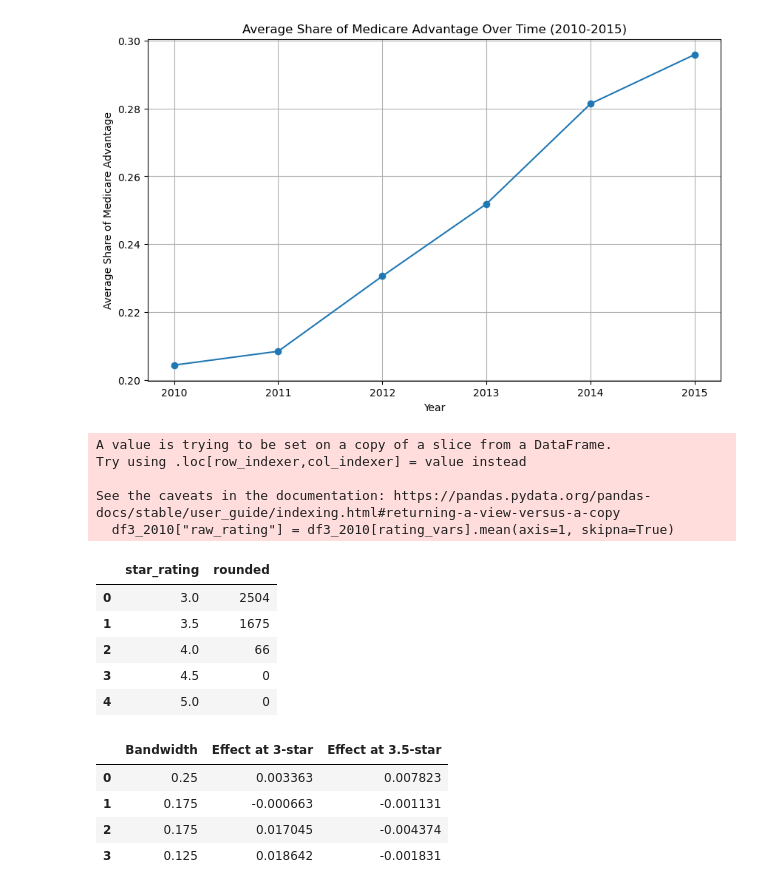
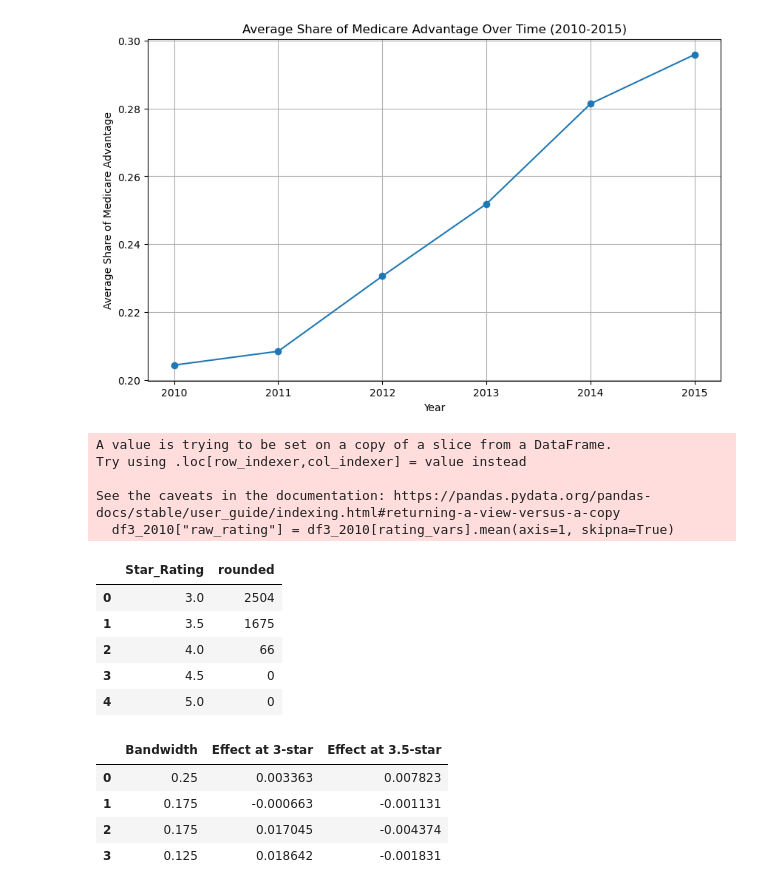
Before and after one commit to rscholt/HW4, a Jupyter notebook: submission 2/analysis/HW4_sub2.ipynb, the cells around one changed output. Saved outputs shown, nothing was run; the diff lists cells and outputs as text; code cells hidden in the pictures.

```diff
--- a/submission 2/analysis/HW4_sub2.ipynb
+++ b/submission 2/analysis/HW4_sub2.ipynb
@@ -188,7 +196,7 @@ df3_2010["raw_rating"] = df3_2010[rating_vars].mean(axis=1, skipna=True)
 columns_to_keep = [
     "contractid", "planid", "fips", "avg_enrollment", "state", "county", "raw_rating",
     "partc_score", "avg_eligibles", "avg_enrolled",  "risk_ab",
-    "star_rating",  "ma_rate", "plan_type", "partd"
+    "Star_Rating",  "ma_rate", "plan_type", "partd"
 ]
 
 # missing for some reason "premium_partc","bid", "avg_ffscost",
@@ -204,74 +212,63 @@ df3_2010 = df3_2010[df3_2010["plan_type"] == "HMO/HMOPOS"]
 df3_2010["rounded_30"] = np.where(
     (df3_2010["raw_rating"] >= 2.75) &
     (df3_2010["raw_rating"] < 3.00) &
-    (df3_2010["star_rating"] == 3.0), 1, 0)
+    (df3_2010["Star_Rating"] == 3.0), 1, 0)
 
 df3_2010["rounded_35"] = np.where(
     (df3_2010["raw_rating"] >= 3.25) &
     (df3_2010["raw_rating"] < 3.50) &
-    (df3_2010["star_rating"] == 3.5), 1, 0)
+    (df3_2010["Star_Rating"] == 3.5), 1, 0)
 
 df3_2010["rounded_40"] = np.where(
     (df3_2010["raw_rating"] >= 3.75) &
     (df3_2010["raw_rating"] < 4.00) &
-    (df3_2010["star_rating"] == 4.0), 1, 0)
+    (df3_2010["Star_Rating"] == 4.0), 1, 0)
 
 df3_2010["rounded_45"] = np.where(
     (df3_2010["raw_rating"] >= 4.25) &
     (df3_2010["raw_rating"] < 4.50) &
-    (df3_2010["star_rating"] == 4.5), 1, 0)
+    (df3_2010["Star_Rating"] == 4.5), 1, 0)
 
 df3_2010["rounded_50"] = np.where(
     (df3_2010["raw_rating"] >= 4.75) &
     (df3_2010["raw_rating"] < 5.00) &
-    (df3_2010["star_rating"] == 5.0), 1, 0)
+    (df3_2010["Star_Rating"] == 5.0), 1, 0)
 
 # Filter for star ratings of interest and group by Star_Rating
 rounded_summary = (
-    df3_2010[df3_2010["star_rating"].isin([3.0, 3.5, 4.0, 4.5, 5.0])]
-    .groupby("star_rating")
+    df3_2010[df3_2010["Star_Rating"].isin([3.0, 3.5, 4.0, 4.5, 5.0])]
+    .groupby("Star_Rating")
     .agg(
         count_30=("rounded_30", "sum"),
         count_35=("rounded_35", "sum"),
         count_40=("rounded_40", "sum"),
         count_45=("rounded_45", "sum"),
         count_50=("rounded_50", "sum")
     )
     .reset_index()
 )
 
 # Add a total column
 rounded_summary["rounded"] = (
     rounded_summary["count_30"] +
     rounded_summary["count_35"] +
     rounded_summary["count_40"] +
     rounded_summary["count_45"] +
     rounded_summary["count_50"]
 )
 
 # Select relevant columns
-rounded_summary = rounded_summary[["star_rating", "rounded"]]
+rounded_summary = rounded_summary[["Star_Rating", "rounded"]]
 
 # Display result
 rounded_summary
-
-# # Create summary table: how many plans round to each of the star cutoffs
-# summary = (
-#     df3_2010[df3_2010["rounded_up_rating"].isin([3.0, 3.5, 4.0, 4.5, 5.0])]
-#     .groupby("rounded_up_rating")
-#     .size()
-#     .reset_index(name="num_plans")
-#     .sort_values("rounded_up_rating")
-# )
-
-# print(summary)
 # %% [output]
 A value is trying to be set on a copy of a slice from a DataFrame.
 Try using .loc[row_indexer,col_indexer] = value instead
 
 See the caveats in the documentation: https://pandas.pydata.org/pandas-docs/stable/user_guide/indexing.html#returning-a-view-versus-a-copy
   df3_2010["raw_rating"] = df3_2010[rating_vars].mean(axis=1, skipna=True)
-|  | star_rating | rounded |
+|  | Star_Rating | rounded |
 | 0 | 3.0 | 2504 |
 | 1 | 3.5 | 1675 |
 | 2 | 4.0 | 66 |
```
Also changed, not shown: parts of 3 cells of this notebook.
